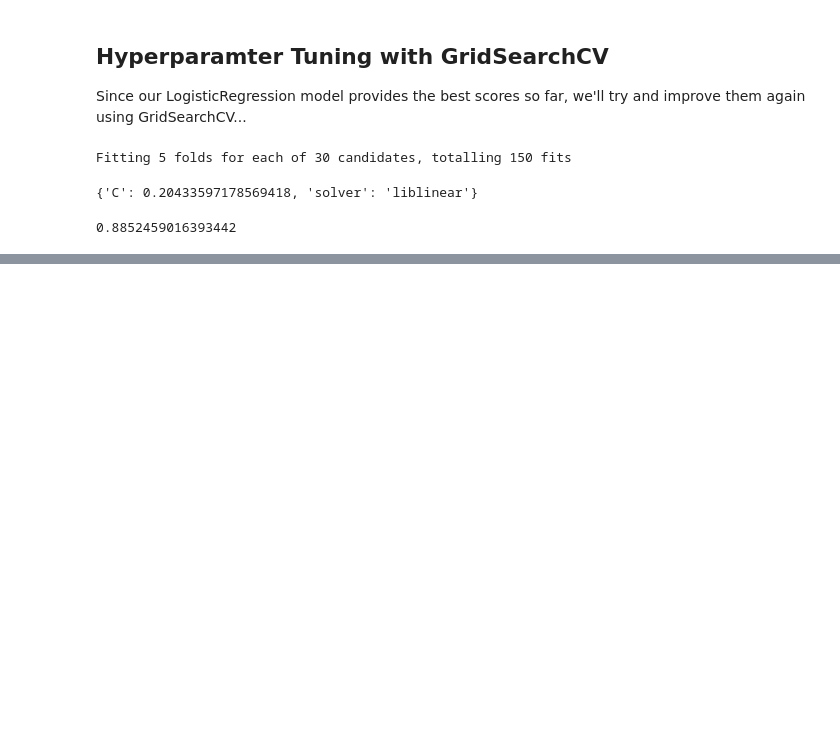
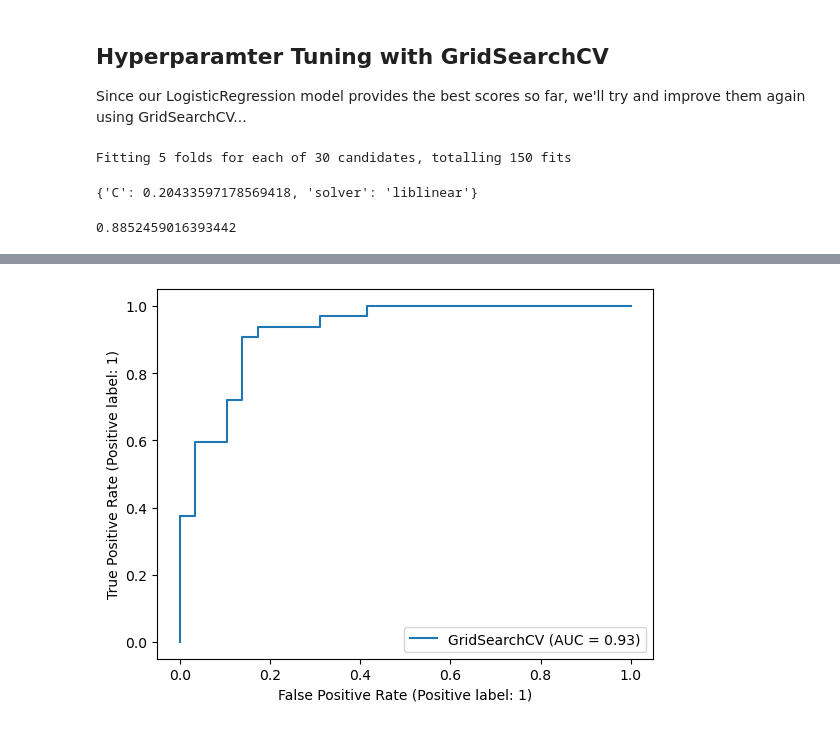
Before and after one commit to pcsmomo/data-science-ml-andrei, a Jupyter notebook: 11-prj-supervised-classification/0-1-intro.ipynb, the cells around one changed output, grey strips where cells are left out. Drawn from its saved outputs; the diff is of its cells as text; code cells hidden in the pictures; blank space fills up the shorter version.

```diff
--- a/11-prj-supervised-classification/0-1-intro.ipynb
+++ b/11-prj-supervised-classification/0-1-intro.ipynb
@@ -720,0 +759,5 @@ gs_log_reg.score(X_test, y_test)
+# %%
+# Plot ROC curve and calculate and calculate AUC metric
+plot_roc_curve(gs_log_reg, X_test, y_test);
+# %% [output]
+[figure, added]
```
Also changed, not shown: parts of 8 cells of this notebook.
